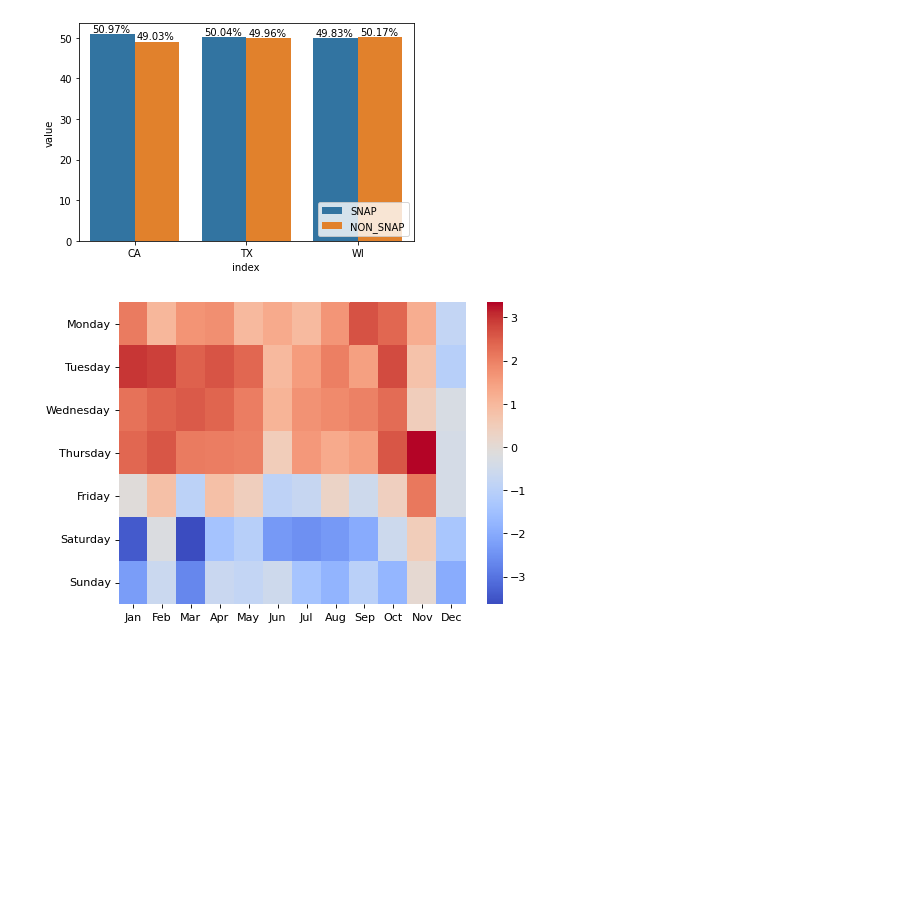
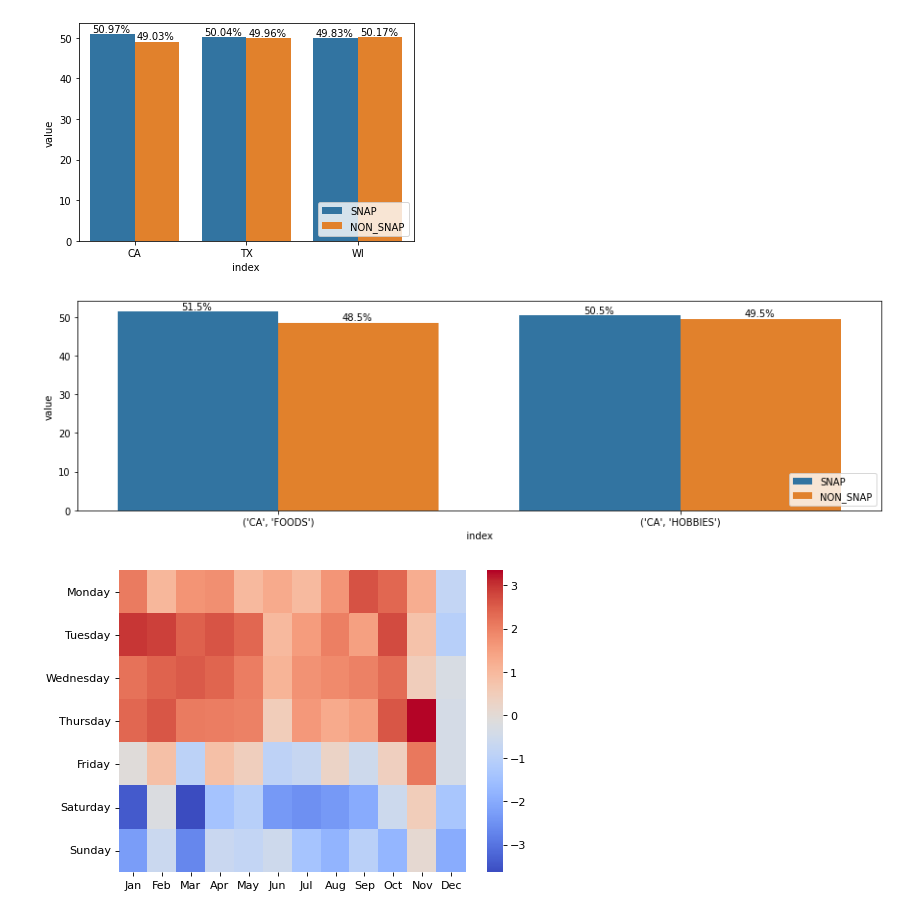
Before and after one commit to sonsiho/PythonForEngineer, a Jupyter notebook: Exercise2.ipynb, the cells around one changed output. Saved outputs shown, nothing was run; the diff lists cells and outputs as text; code cells hidden in the pictures; blank space fills up the shorter version.

```diff
--- a/Exercise2.ipynb
+++ b/Exercise2.ipynb
@@ -679,6 +620,36 @@ for p in ax.patches:
             xytext=(-20,5), textcoords='offset points', ha="left", va="center")
 # %% [output]
 [figure]
+# %%
+F  = sale2.groupby(['state_id','cat_id']).sum()
+F.reset_index(drop=False, inplace=True)
+l = [CA_snap[:-20],TX_snap[:-20],WI_snap[:-20]]
+
+t = []
+for i in range(2):
+    t.append((F['state_id'][i],F['cat_id'][i]))
+
+a=[]
+b = []
+perc = []
+for i in range(2):
+    a.append(F[l[i//3]].loc[i,:].sum()/(1908/3))
+    b.append(F[F.drop(columns=l[i//3]).columns].iloc[i,3:].sum()/(2*1908/3))
+    perc.append([a[i]*100/(a[i]+b[i]), b[i]*100/(a[i]+b[i])])
+perc = pd.DataFrame(perc,index=t,columns=["SNAP","NON_SNAP"])
+perc.reset_index(drop=False, inplace=True)
+s = perc.melt(id_vars=['index'], value_vars=perc.columns[1:])
+s = s.sort_values(by='index',ignore_index=True)
+# %%
+fig, ax = plt.subplots(figsize=(15,4))
+ax = sns.barplot(y=s.value,hue=s.variable,x=s['index'])
+ax.legend(loc = 'lower right')
+
+for p in ax.patches:
+    ax.annotate("%.1f" % p.get_height()+'%', xy=(p.get_x()+p.get_width()/2,p.get_height()),
+            xytext=(-17,5), textcoords='offset points', ha="left", va="center")
+# %% [output]
+[figure, added]
 # %%
 z = F.drop(labels=c,axis=1).iloc[0,2:]
 n1 = lowess(z.values, range(1908),frac=0.5)
```
Also changed, not shown: parts of 9 cells of this notebook.
